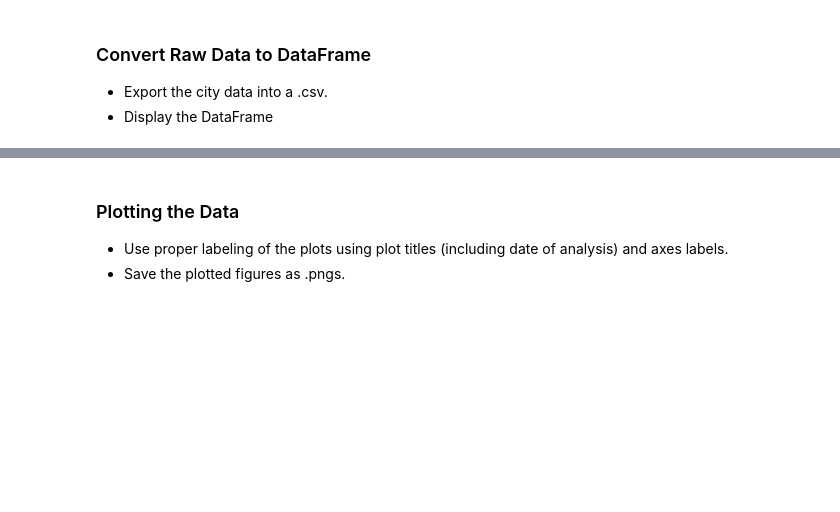
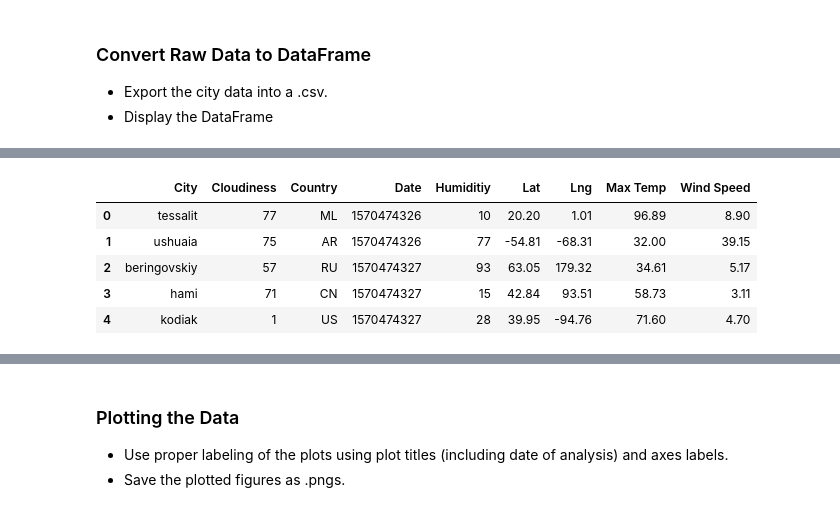
Before and after one commit to cruncher80/Python-weather-analysis, a Jupyter notebook: starter_code/WeatherPy_project.ipynb, the cells around one changed output, grey strips where cells are left out. Cells and saved outputs as stored; diff of their text form; code cells hidden in the pictures; blank space fills up the shorter version.

Commit message:
finished gathering data

```diff
--- a/starter_code/WeatherPy_project.ipynb
+++ b/starter_code/WeatherPy_project.ipynb
@@ -57,12 +57,20 @@ TypeError: 'zip' object is not subscriptable
 url = 'http://api.openweathermap.org/data/2.5/weather?'
 units = '&units=imperial'
 
+#to hold location info
+inf = []
+
+#loop through cities and get pertinent info
 for index, city in enumerate(cities, start=1):
-    print(f'Processing Record {index} | {city}')
-    query_url = url + "appid=" + api_key + "&q=" + city + units
-    weather_response = requests.get(query_url)
-    weather_json = weather_response.json()
-
-
-print(weather_json)
+        print(f'Processing Record {index} | {city}')
+        query_url = url + "appid=" + api_key + "&q=" + city + units
+        weather_response = requests.get(query_url)
+        weather_json = weather_response.json()
+        try:
+            inf.append((city, weather_json['clouds']['all'], weather_json['sys']['country'],
+                   weather_json['dt'], weather_json['main']['humidity'], weather_json['coord']['lat'],
+                   weather_json['coord']['lon'], weather_json['main']['temp_max'],
+                   weather_json['wind']['speed']))
+        except:
+            print('City not found. Skipping...')
 # %% [output]
@@ -148,0 +98,14 @@ dtype: int64
+# %%
+#create df from tuples
+location_df = pd.DataFrame(inf, columns=('City', 'Cloudiness', 'Country',
+                                         'Date', 'Humiditiy', 'Lat', 'Lng',
+                                         'Max Temp', 'Wind Speed'))
+location_df.to_csv('raw_loc_data.csv')
+location_df.head()
+# %% [output]
+|  | City | Cloudiness | Country | Date | Humiditiy | Lat | Lng | Max Temp | Wind Speed |
+| 0 | tessalit | 77 | ML | 1570474326 | 10 | 20.20 | 1.01 | 96.89 | 8.90 |
+| 1 | ushuaia | 75 | AR | 1570474326 | 77 | -54.81 | -68.31 | 32.00 | 39.15 |
+| 2 | beringovskiy | 57 | RU | 1570474327 | 93 | 63.05 | 179.32 | 34.61 | 5.17 |
+| 3 | hami | 71 | CN | 1570474327 | 15 | 42.84 | 93.51 | 58.73 | 3.11 |
+| 4 | kodiak | 1 | US | 1570474327 | 28 | 39.95 | -94.76 | 71.60 | 4.70 |
```
Also changed, not shown: parts of 7 cells of this notebook, 1 other file.
